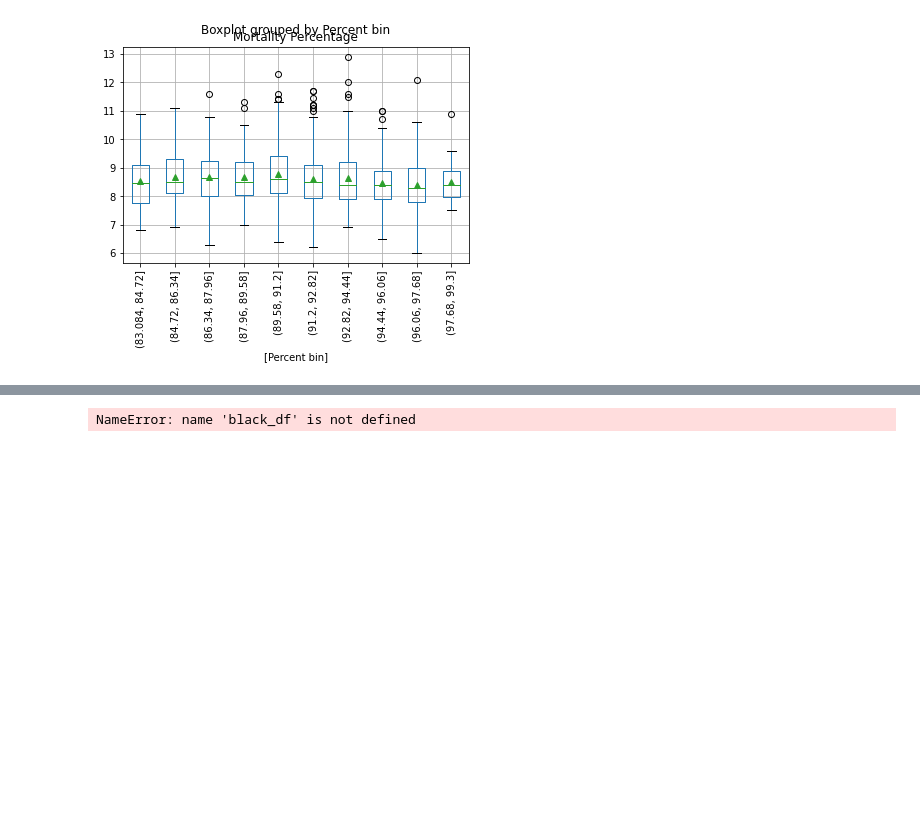
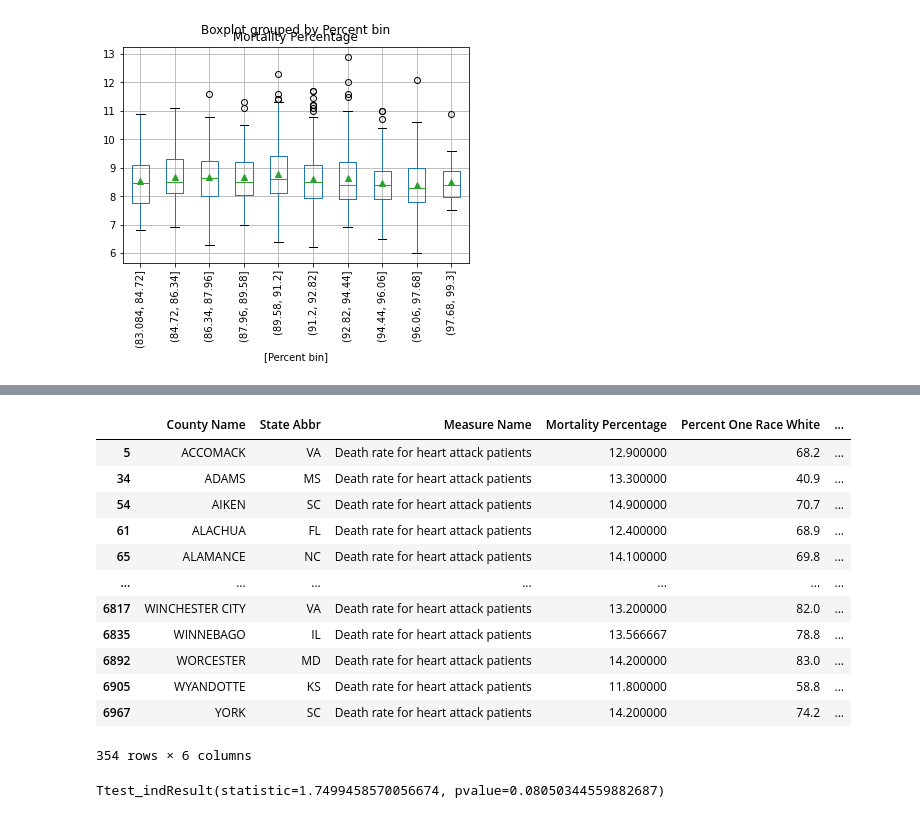
Before and after one commit to fisher1916/healthcare-disparities, a Jupyter notebook: Analysis/Race_vs_Health_Conditions.ipynb, the cells around one changed output, grey strips where cells are left out. Drawn from its saved outputs; the diff is of its cells as text; code cells hidden in the pictures; blank space fills up the shorter version.

Commit message:
added t-test tables

```diff
--- a/Analysis/Race_vs_Health_Conditions.ipynb
+++ b/Analysis/Race_vs_Health_Conditions.ipynb
@@ -867,10 +916,24 @@ white_ha_df
 # %%
-# black_ha_df = black_df[black_df['Measure Name'] == 'Death rate for heart attack patients']
-# black_ha_df
+black_ha_df = black_df[black_df['Measure Name'] == 'Death rate for heart attack patients']
+black_ha_df
 # %% [output]
+|  | County Name | State Abbr | Measure Name | Mortality Percentage | Percent One Race White | ... |
+| 5 | ACCOMACK | VA | Death rate for heart attack patients | 12.900000 | 68.2 | ... |
+| 34 | ADAMS | MS | Death rate for heart attack patients | 13.300000 | 40.9 | ... |
+| 54 | AIKEN | SC | Death rate for heart attack patients | 14.900000 | 70.7 | ... |
+| 61 | ALACHUA | FL | Death rate for heart attack patients | 12.400000 | 68.9 | ... |
+| 65 | ALAMANCE | NC | Death rate for heart attack patients | 14.100000 | 69.8 | ... |
+| ... | ... | ... | ... | ... | ... | ... |
+| 6817 | WINCHESTER CITY | VA | Death rate for heart attack patients | 13.200000 | 82.0 | ... |
+| 6835 | WINNEBAGO | IL | Death rate for heart attack patients | 13.566667 | 78.8 | ... |
+| 6892 | WORCESTER | MD | Death rate for heart attack patients | 14.200000 | 83.0 | ... |
+| 6905 | WYANDOTTE | KS | Death rate for heart attack patients | 11.800000 | 58.8 | ... |
+| 6967 | YORK | SC | Death rate for heart attack patients | 14.200000 | 74.2 | ... |
-NameError: name 'black_df' is not defined
+354 rows × 6 columns
 # %%
 st.ttest_ind(black_ha_df['Mortality Percentage'], white_ha_df['Mortality Percentage'], equal_var=False)
+# %% [output]
+Ttest_indResult(statistic=1.7499458570056674, pvalue=0.08050344559882687)
 # %%
 plt.subplot(2, 1, 1)
 plt.scatter(black_ha_df['Percent One Race Black+'], black_ha_df['Mortality Percentage'], label="Black heart attack Mortality")
```
Also changed, not shown: parts of 25 cells of this notebook, 2 other files.
